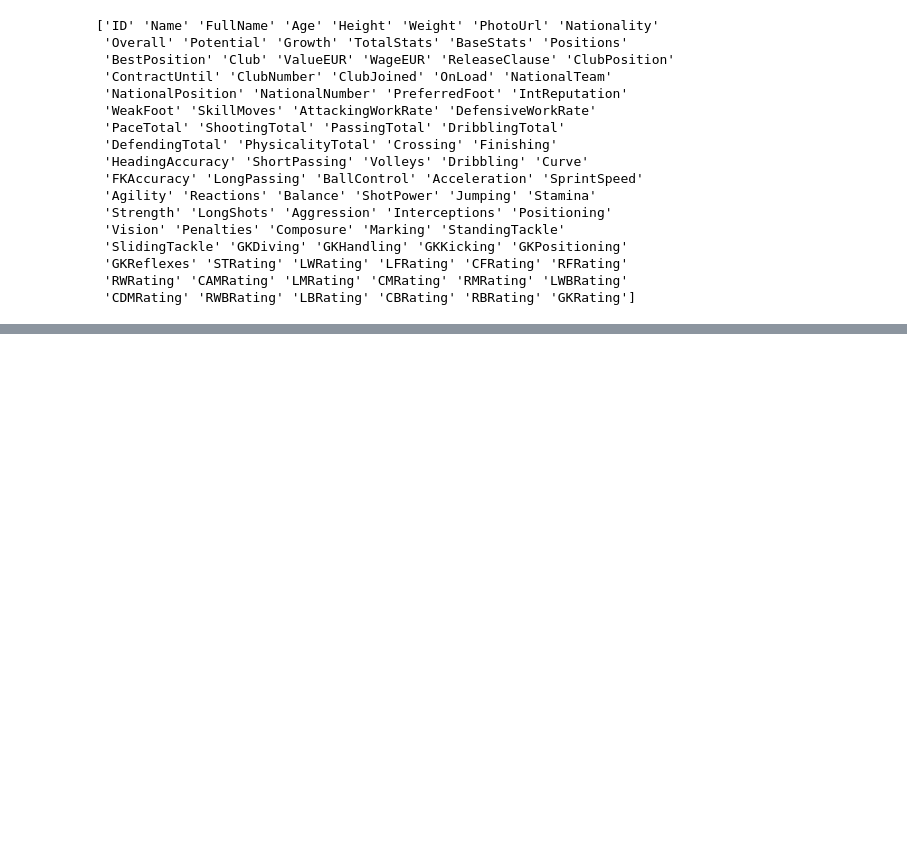
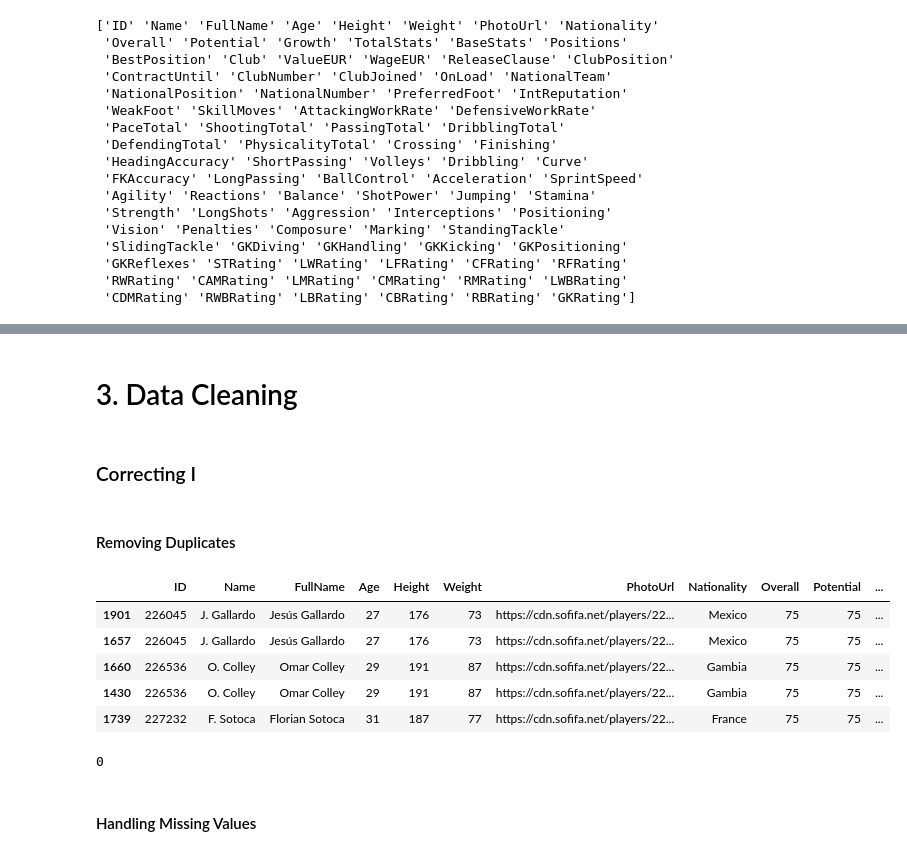
Before and after one commit to aaronxxie/Soccer-Player-Salary-Prediction, a Jupyter notebook: Main_File.ipynb, the cells around one changed output, grey strips where cells are left out. Saved outputs shown, nothing was run; the diff lists cells and outputs as text; code cells hidden in the pictures; blank space fills up the shorter version.

```diff
--- a/Main_File.ipynb
+++ b/Main_File.ipynb
@@ -98,0 +135,25 @@ memory usage: 10.2+ MB
+# %% [markdown]
+# 3. Data Cleaning
+# %% [markdown]
+### Correcting I
+# %% [markdown]
+#### Removing Duplicates
+# %%
+# Check duplicate rows
+train_df[train_df.duplicated(keep = False)==True].sort_values(by = ['ID']).head()
+# %% [output]
+|  | ID | Name | FullName | Age | Height | Weight | PhotoUrl | Nationality | Overall | Potential | ... |
+| 1901 | 226045 | J. Gallardo | Jesús Gallardo | 27 | 176 | 73 | https://cdn.sofifa.net/players/22... | Mexico | 75 | 75 | ... |
+| 1657 | 226045 | J. Gallardo | Jesús Gallardo | 27 | 176 | 73 | https://cdn.sofifa.net/players/22... | Mexico | 75 | 75 | ... |
+| 1660 | 226536 | O. Colley | Omar Colley | 29 | 191 | 87 | https://cdn.sofifa.net/players/22... | Gambia | 75 | 75 | ... |
+| 1430 | 226536 | O. Colley | Omar Colley | 29 | 191 | 87 | https://cdn.sofifa.net/players/22... | Gambia | 75 | 75 | ... |
+| 1739 | 227232 | F. Sotoca | Florian Sotoca | 31 | 187 | 77 | https://cdn.sofifa.net/players/22... | France | 75 | 75 | ... |
+# %%
+# Remove all duplicates and check the results
+train_df = train_df.drop_duplicates()
+test_df = test_df.drop_duplicates()
+train_df.duplicated(keep = False).sum()
+# %% [output]
+0
+# %% [markdown]
+#### Handling Missing Values
```
Also changed, not shown: parts of 20 cells of this notebook.
